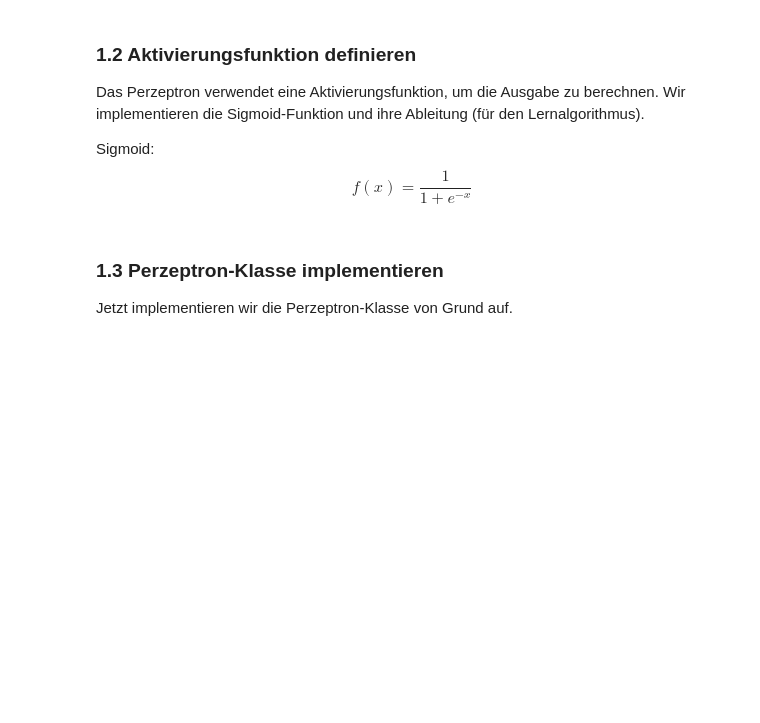
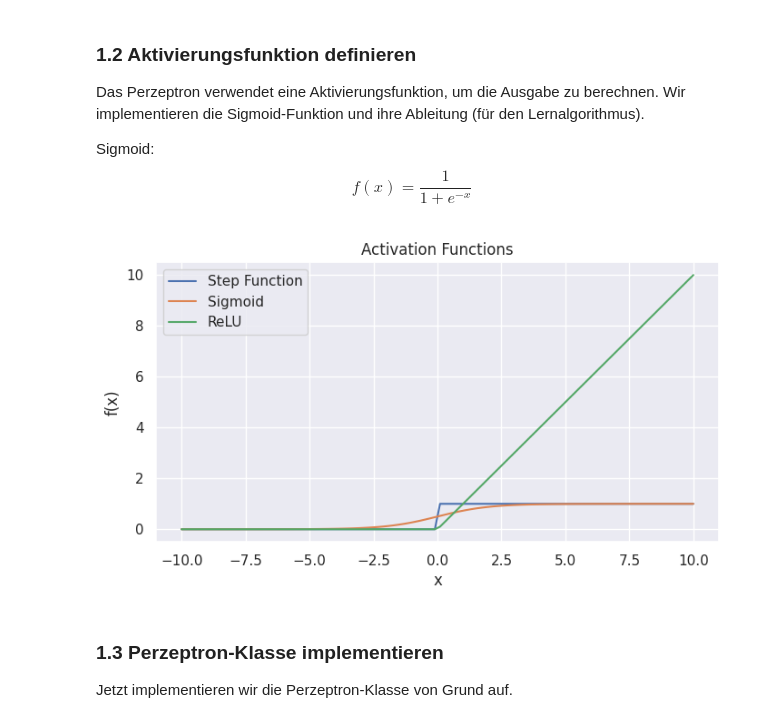
Before and after one commit to reyyanq/EiDL-Ubung, a Jupyter notebook: Exercise_01/perceptron.ipynb, the cells around one changed output. Saved outputs shown, nothing was run; the diff lists cells and outputs as text; code cells hidden in the pictures; blank space fills up the shorter version.

```diff
--- a/Exercise_01/perceptron.ipynb
+++ b/Exercise_01/perceptron.ipynb
@@ -63,28 +70,38 @@ Sigmoid:
 $$ f(x)=\frac{1}{1+e^{-x}} $$
 # %%
 def step_function(x):
-    # TODO: Implementiere die Schwellenwertfunktion
+    # TODO: Implement the threshold function
+    return np.where(x >= 0, 1, 0)
     pass
 
 def sigmoid(x):
     """Sigmoid-Aktivierungsfunktion"""
-    # TODO: Implementiere die Sigmoid-Funktion
+    # TODO: Implement the Sigmoid-Funktion
+    return 1 / (1 + np.exp(-x))
     pass
 
 def ReLU(x):
-    # TODO: Implementiere die ReLU-Aktivierungsfunktion
+    # TODO: Implement the ReLU-Aktivierungsfunktion
+    return np.maximum(0, x)
     pass
 
-# Veranschaulichung der Aktivierungsfunktionen
+# Visualization of Activation Functions
 x = np.linspace(-10, 10, 100)
 plt.figure(figsize=(8, 4))
-# TODO: Plote die Aktivierungsfunktionen
+
+# TODO: Plot the activation functions
+plt.plot(x, step_function(x), label='Step Function')
+plt.plot(x, sigmoid(x), label='Sigmoid')
+plt.plot(x, ReLU(x), label='ReLU')
 
 plt.grid(True)
+plt.title('Activation Functions')
 plt.xlabel('x')
 plt.ylabel('f(x)')
 plt.legend()
 plt.show()
+# %% [output]
+[figure, added]
 # %% [markdown]
 ### 1.3 Perzeptron-Klasse implementieren
 
```
Also changed, not shown: parts of 6 cells of this notebook.
